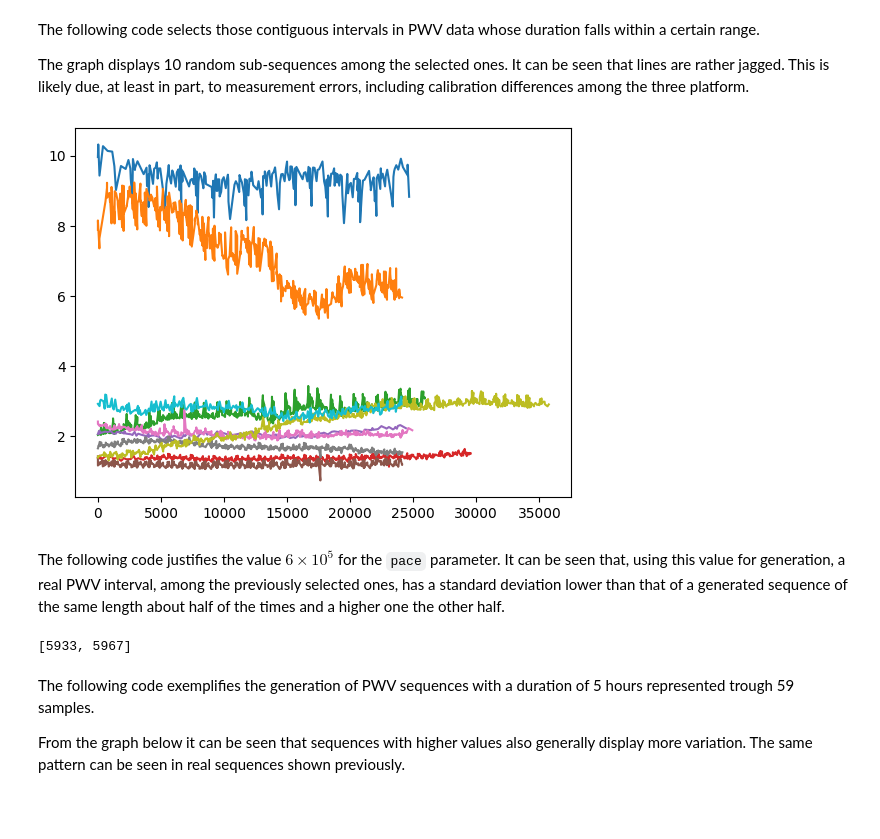
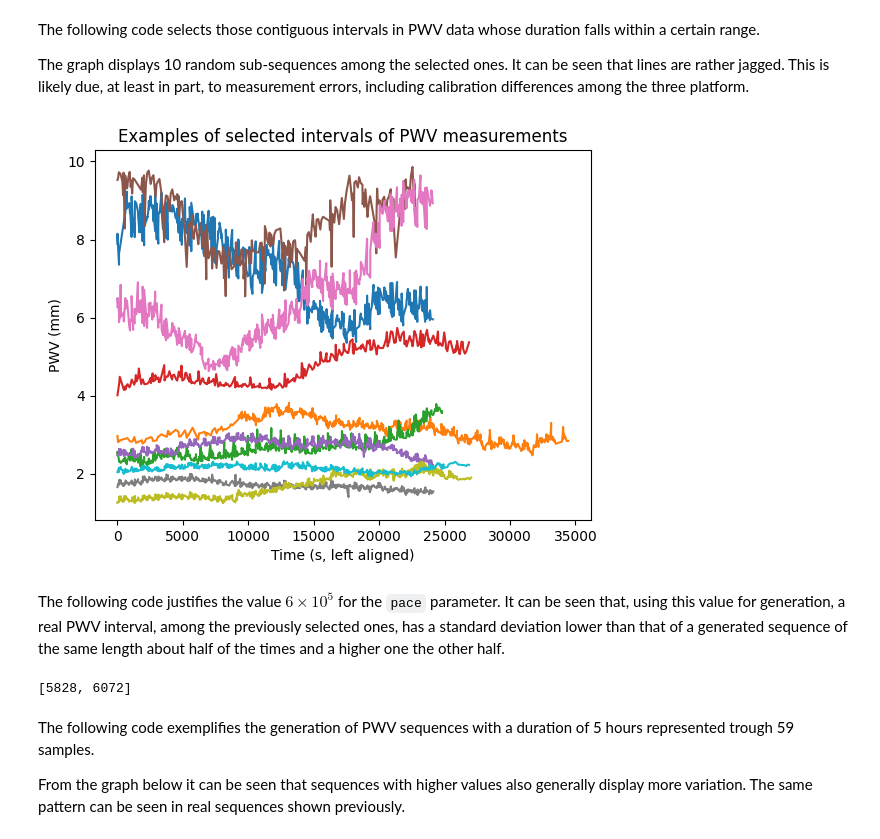
Before and after one commit to Aspie96/AstroTesi, a Jupyter notebook: notebooks/GeneratePVW.ipynb, the cells around one changed output. Drawn from its saved outputs; the diff is of its cells as text; code cells hidden in the pictures; blank space fills up the shorter version.

```diff
--- a/notebooks/GeneratePVW.ipynb
+++ b/notebooks/GeneratePVW.ipynb
@@ -119,13 +128,16 @@ for exp in range(1, 5):
 		std = np.sqrt(np.sum(diffs ** 2) / diffs.size)
 		stds.append(std)
 	stds = np.asarray(stds)
-	plt.plot(stds)
+	plt.plot(stds, label=f"$p=2^{exp}$")
 	#plt.show()
 	if exp == 2:
-		plt.plot(np.arange(stds.size / 2, step=0.5), stds)
+		plt.plot(np.arange(stds.size / 2, step=0.5), stds, label=f"$p=2^{exp}$ (compressed)")
 		#plt.show()
 
 plt.axhline(y=np.sqrt(2), linestyle="--", color="gray")
 
+plt.title("Effect of the $p$ parameter on generated sequences")
+plt.xlabel("$d=n-m$")
+plt.legend()
 plt.show()
 # %% [output]
@@ -216,15 +229,18 @@ The graph displays 10 random sub-sequences among the selected ones. It can be se
 # %%
 selected_intervals = [(i_x, i_y) for i_x, i_y in intervals if 20000 < i_x[-1] - i_x[0] < 40000]
 
 samples = random.sample(selected_intervals, 10)
 
 for i_x, i_y in samples:
 	plt.plot(i_x - i_x[0], i_y)
 	#plt.show()
 
+plt.title("Examples of selected intervals of PWV measurements")
+plt.xlabel("Time (s, left aligned)")
+plt.ylabel("PWV (mm)")
 plt.show()
 # %% [output]
-[figure, old version]
+[figure, new version]
 # %% [markdown]
 The following code justifies the value $6 \times 10^5$ for the `pace` parameter. It can be seen that, using this value for generation, a real PWV interval, among the previously selected ones, has a standard deviation lower than that of a generated sequence of the same length about half of the times and a higher one the other half.
 # %%
@@ -244,7 +260,7 @@ for i in range(100):
 
 print(counts)
 # %% [output]
-[5933, 5967]
+[5828, 6072]
 # %% [markdown]
 The following code exemplifies the generation of PWV sequences with a duration of 5 hours represented trough 59 samples.
 
```
Also changed, not shown: parts of 7 cells of this notebook.
